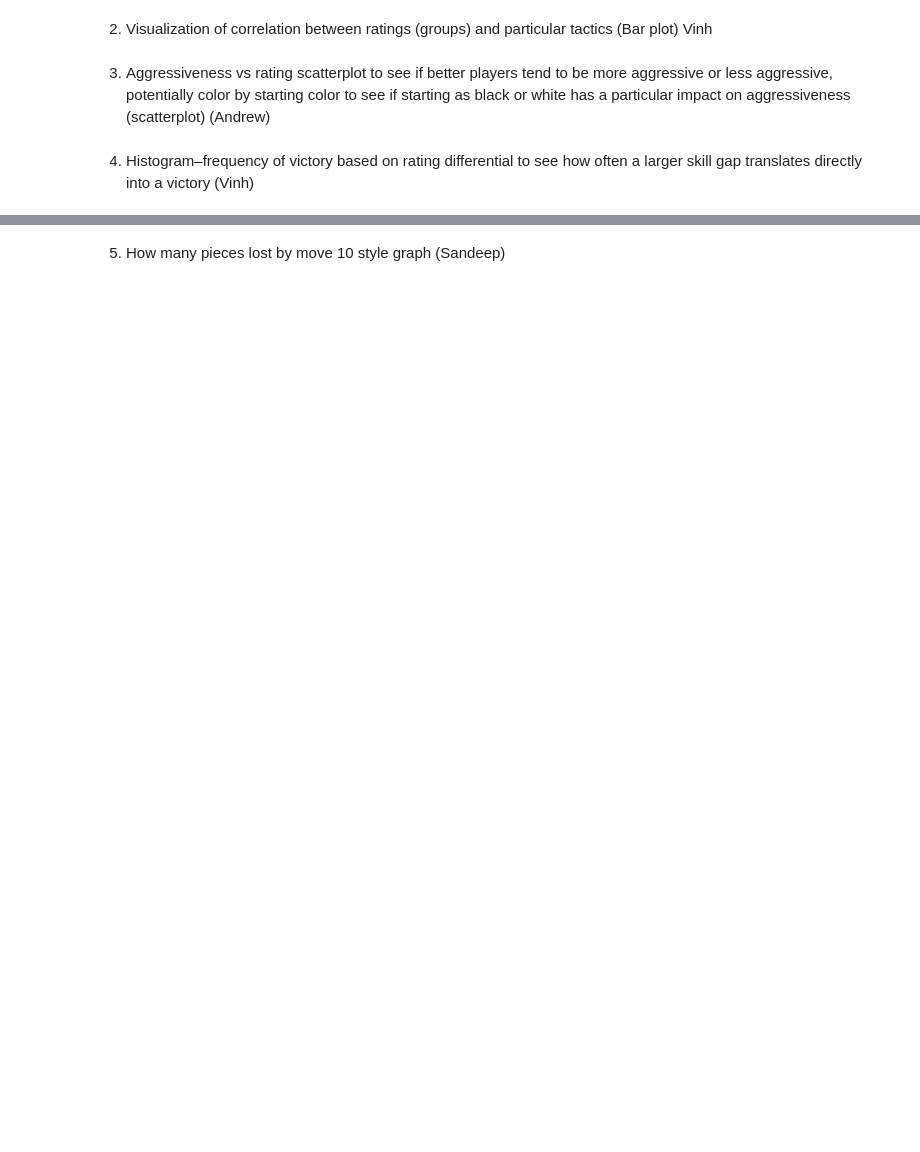
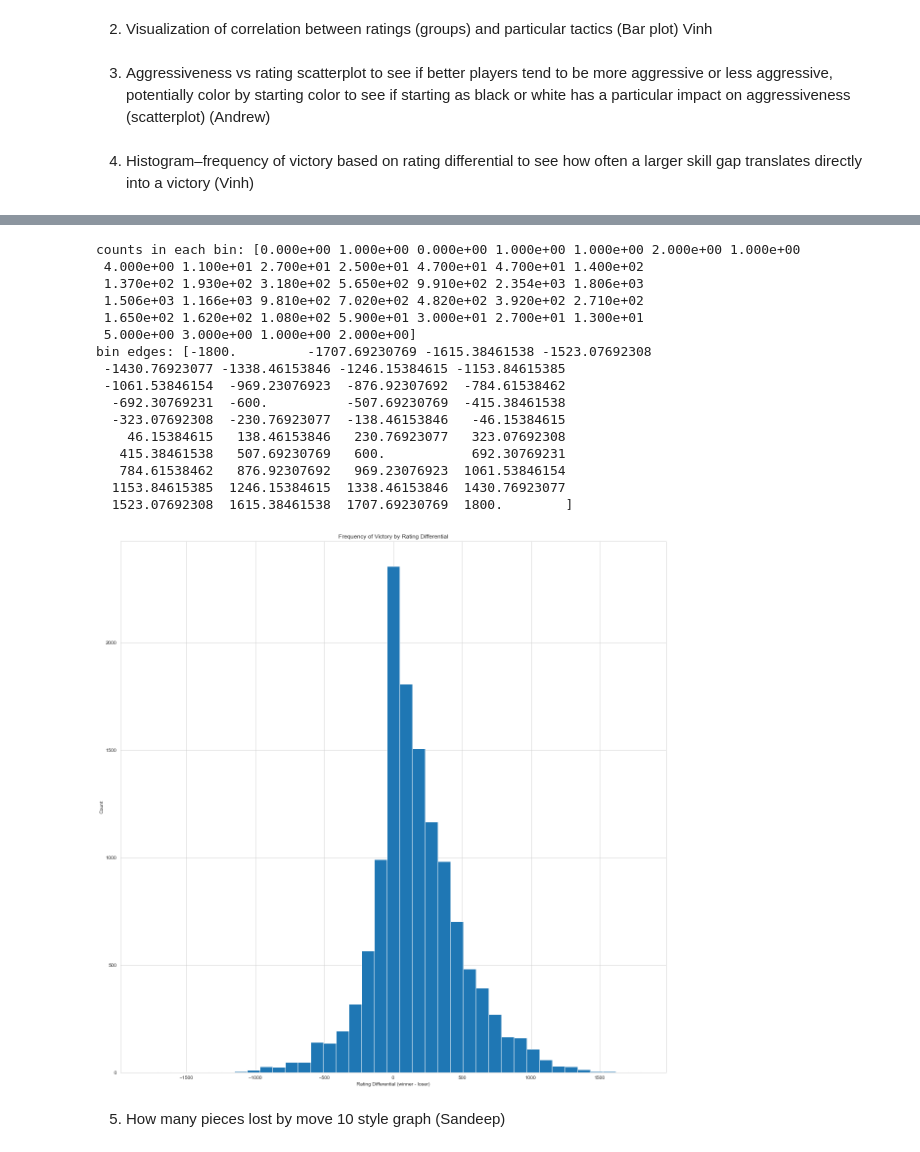
Before and after one commit to a-fielding81/ChessAnalysis, a Jupyter notebook: ChessDataPlan.ipynb, the cells around one changed output, grey strips where cells are left out. Drawn from its saved outputs; the diff is of its cells as text; code cells hidden in the pictures; blank space fills up the shorter version.

```diff
--- a/ChessDataPlan.ipynb
+++ b/ChessDataPlan.ipynb
@@ -426,3 +487,25 @@ df5 = df5.div ( )
 "birds opening".append() plt.show()
 # %% [markdown]
 4. Histogram–frequency of victory based on rating differential to see how often a larger skill gap translates directly into a victory (Vinh)
+# %%
+# returns the loser for a given winner
+def check_winner(winner):
+    if winner == 'white':
+        return 'black'
+    elif winner == 'black':
+        return 'white'
+    elif winner == 'draw':
+        return 'draw'
+
+# creates a loser column
+df['loser'] = df['winner'].apply(check_winner)
+
+# builds an initial rating differential column
+df['differential'] = df['white_rating'] - df['black_rating']
+
+# edits values in the differential column to reflect black victories (eg flip sign of white-black base differential when black wins)
+for i in range(len(df)):
+    if df['winner'][i] == 'white':
+        df['differential'][i] = df['differential'][i]
+    elif df['winner'][i] == 'black':
+        df['differential'][i] = df['differential'][i] * -1
@@ -429,3 +521,35 @@ df5 = df5.div ( )
+# %%
+df_no_draw = df[df.winner != 'draw']
+
+binss = np.linspace(-1800, 1800, 40)
+
+counts, bins, patches = plt.hist(df_no_draw['differential'], bins = binss);
+print('counts in each bin:', counts)
+print('bin edges:', bins)
+
+plt.gcf().set_size_inches(20, 20)
+plt.title('Frequency of Victory by Rating Differential')
+plt.xlabel('Rating Differential (winner - loser)')
+plt.ylabel('Count')
+plt.show()
+# %% [output]
+counts in each bin: [0.000e+00 1.000e+00 0.000e+00 1.000e+00 1.000e+00 2.000e+00 1.000e+00
+ 4.000e+00 1.100e+01 2.700e+01 2.500e+01 4.700e+01 4.700e+01 1.400e+02
+ 1.370e+02 1.930e+02 3.180e+02 5.650e+02 9.910e+02 2.354e+03 1.806e+03
+ 1.506e+03 1.166e+03 9.810e+02 7.020e+02 4.820e+02 3.920e+02 2.710e+02
+ 1.650e+02 1.620e+02 1.080e+02 5.900e+01 3.000e+01 2.700e+01 1.300e+01
+ 5.000e+00 3.000e+00 1.000e+00 2.000e+00]
+bin edges: [-1800.         -1707.69230769 -1615.38461538 -1523.07692308
+ -1430.76923077 -1338.46153846 -1246.15384615 -1153.84615385
+ -1061.53846154  -969.23076923  -876.92307692  -784.61538462
+  -692.30769231  -600.          -507.69230769  -415.38461538
+  -323.07692308  -230.76923077  -138.46153846   -46.15384615
+    46.15384615   138.46153846   230.76923077   323.07692308
+   415.38461538   507.69230769   600.           692.30769231
+   784.61538462   876.92307692   969.23076923  1061.53846154
+  1153.84615385  1246.15384615  1338.46153846  1430.76923077
+  1523.07692308  1615.38461538  1707.69230769  1800.        ]
+[figure, added]
 # %% [markdown]
 5. How many pieces lost by move 10 style graph (Sandeep)
 # %%
```
Also changed, not shown: parts of 7 cells of this notebook.
